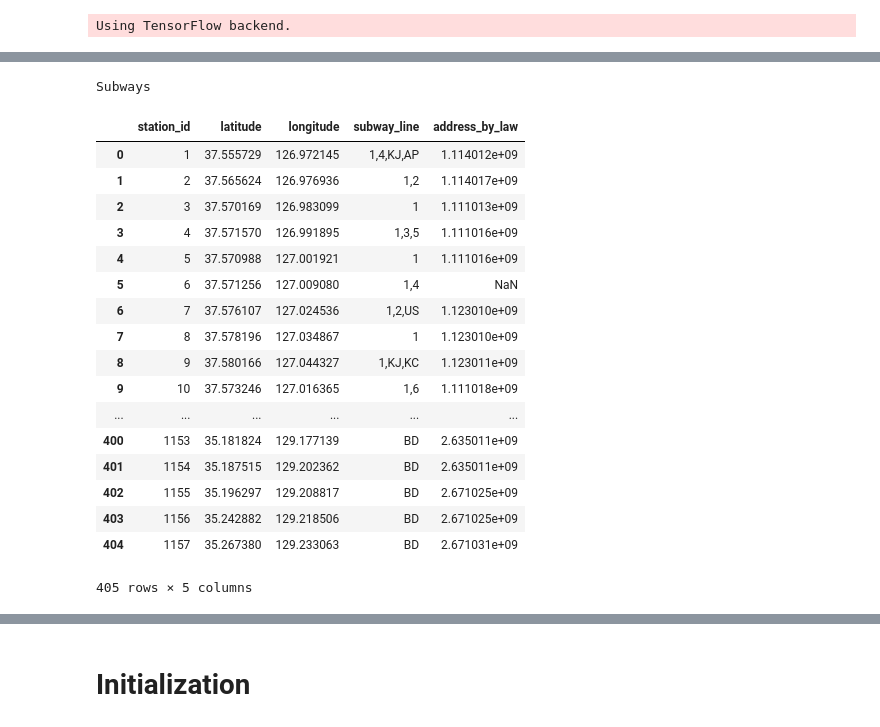
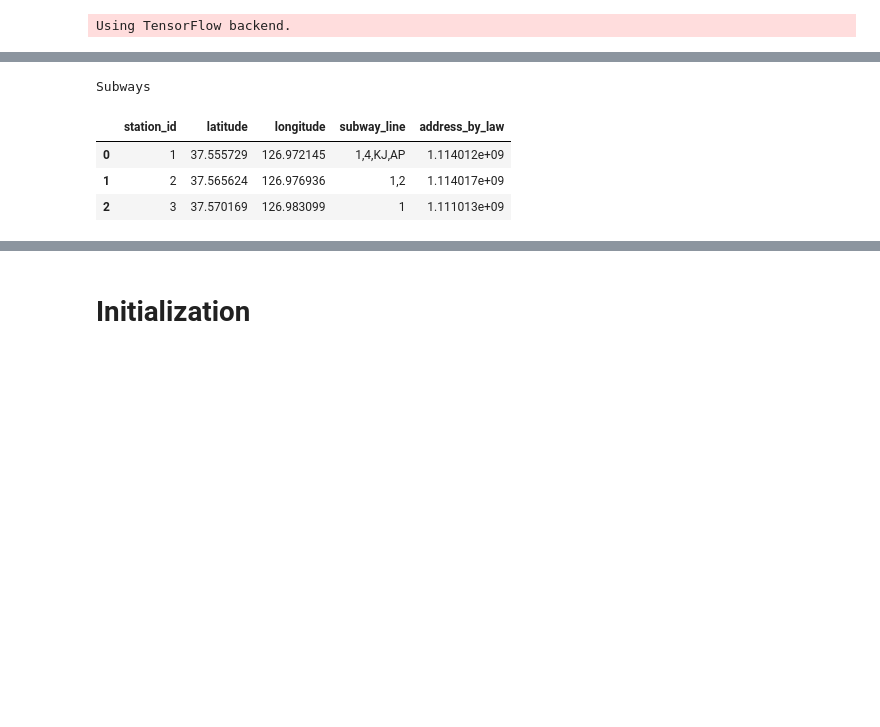
Before and after one commit to gilgarad/MachineLearning, a Jupyter notebook: jupyter_notebooks/직방 테스트 - model5 - k fold, subway, school feature added.ipynb, the cells around one changed output, grey strips where cells are left out. Drawn from its saved outputs; the diff is of its cells as text; code cells hidden in the pictures; blank space fills up the shorter version.

```diff
--- a/jupyter_notebooks/직방 테스트 - model5 - k fold, subway, school feature added.ipynb
+++ b/jupyter_notebooks/직방 테스트 - model5 - k fold, subway, school feature added.ipynb
@@ -15,3 +28,5 @@ rpath = '/data1/collected_outside/zigbang'
+# %%
+rpath = '/content/gdrive/My Drive/zigbang'
 # %%
 print('Schools')
 school_data = pd.read_csv(join(rpath, 'Schools.csv'))
@@ -39,27 +40,13 @@ Schools
 # %%
 print('Subways')
 subway_data = pd.read_csv(join(rpath, 'Subways.csv'))
-subway_data
+subway_data[:3]
 # %% [output]
 Subways
 |  | station_id | latitude | longitude | subway_line | address_by_law |
 | 0 | 1 | 37.555729 | 126.972145 | 1,4,KJ,AP | 1.114012e+09 |
 | 1 | 2 | 37.565624 | 126.976936 | 1,2 | 1.114017e+09 |
 | 2 | 3 | 37.570169 | 126.983099 | 1 | 1.111013e+09 |
-| 3 | 4 | 37.571570 | 126.991895 | 1,3,5 | 1.111016e+09 |
-| 4 | 5 | 37.570988 | 127.001921 | 1 | 1.111016e+09 |
-| 5 | 6 | 37.571256 | 127.009080 | 1,4 | NaN |
-| 6 | 7 | 37.576107 | 127.024536 | 1,2,US | 1.123010e+09 |
-| 7 | 8 | 37.578196 | 127.034867 | 1 | 1.123010e+09 |
-| 8 | 9 | 37.580166 | 127.044327 | 1,KJ,KC | 1.123011e+09 |
-| 9 | 10 | 37.573246 | 127.016365 | 1,6 | 1.111018e+09 |
-| ... | ... | ... | ... | ... | ... |
-| 400 | 1153 | 35.181824 | 129.177139 | BD | 2.635011e+09 |
-| 401 | 1154 | 35.187515 | 129.202362 | BD | 2.635011e+09 |
-| 402 | 1155 | 35.196297 | 129.208817 | BD | 2.671025e+09 |
-| 403 | 1156 | 35.242882 | 129.218506 | BD | 2.671025e+09 |
-| 404 | 1157 | 35.267380 | 129.233063 | BD | 2.671031e+09 |
-405 rows × 5 columns
 # %%
 print('Train')
 train_data = pd.read_csv(join(rpath, 'train.csv'))
```
Also changed, not shown: parts of 12 cells of this notebook.
